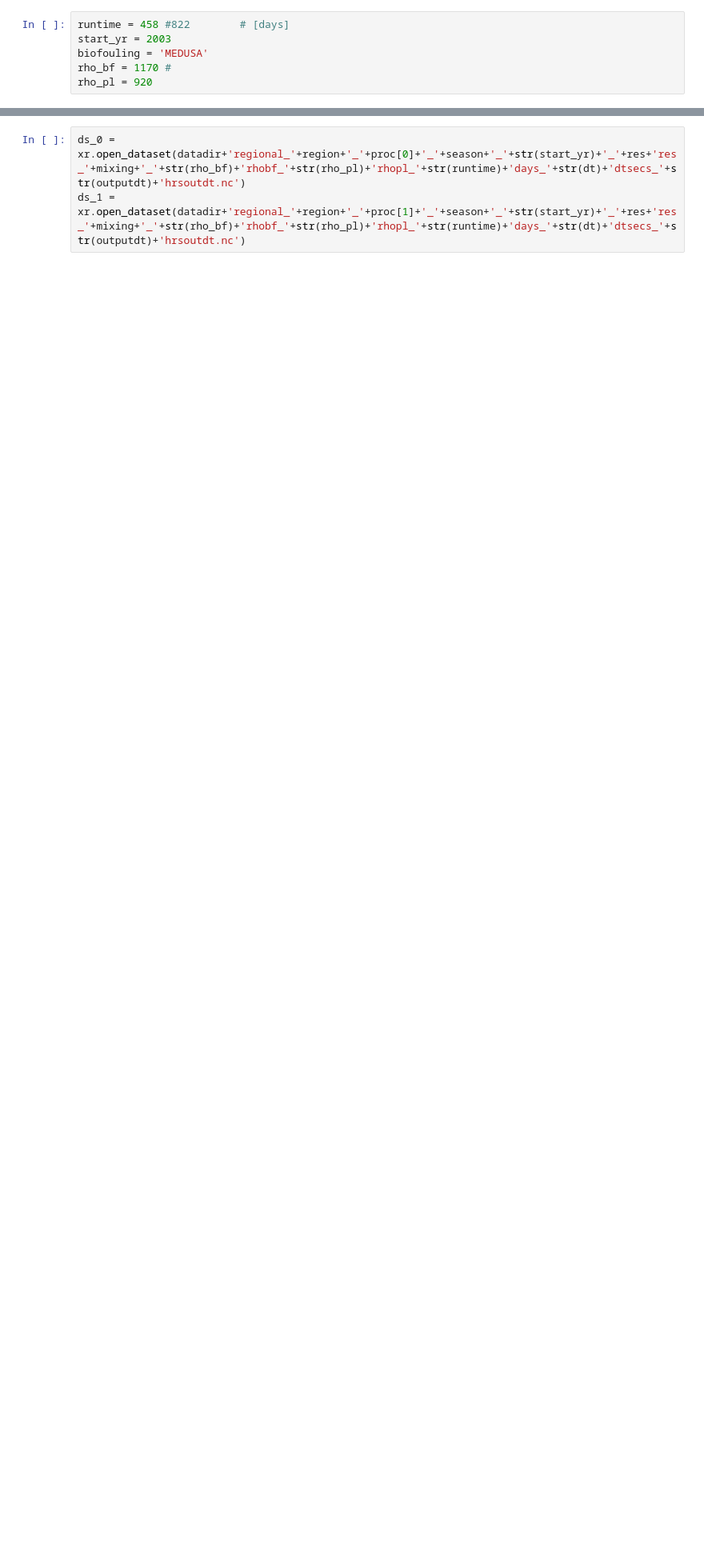
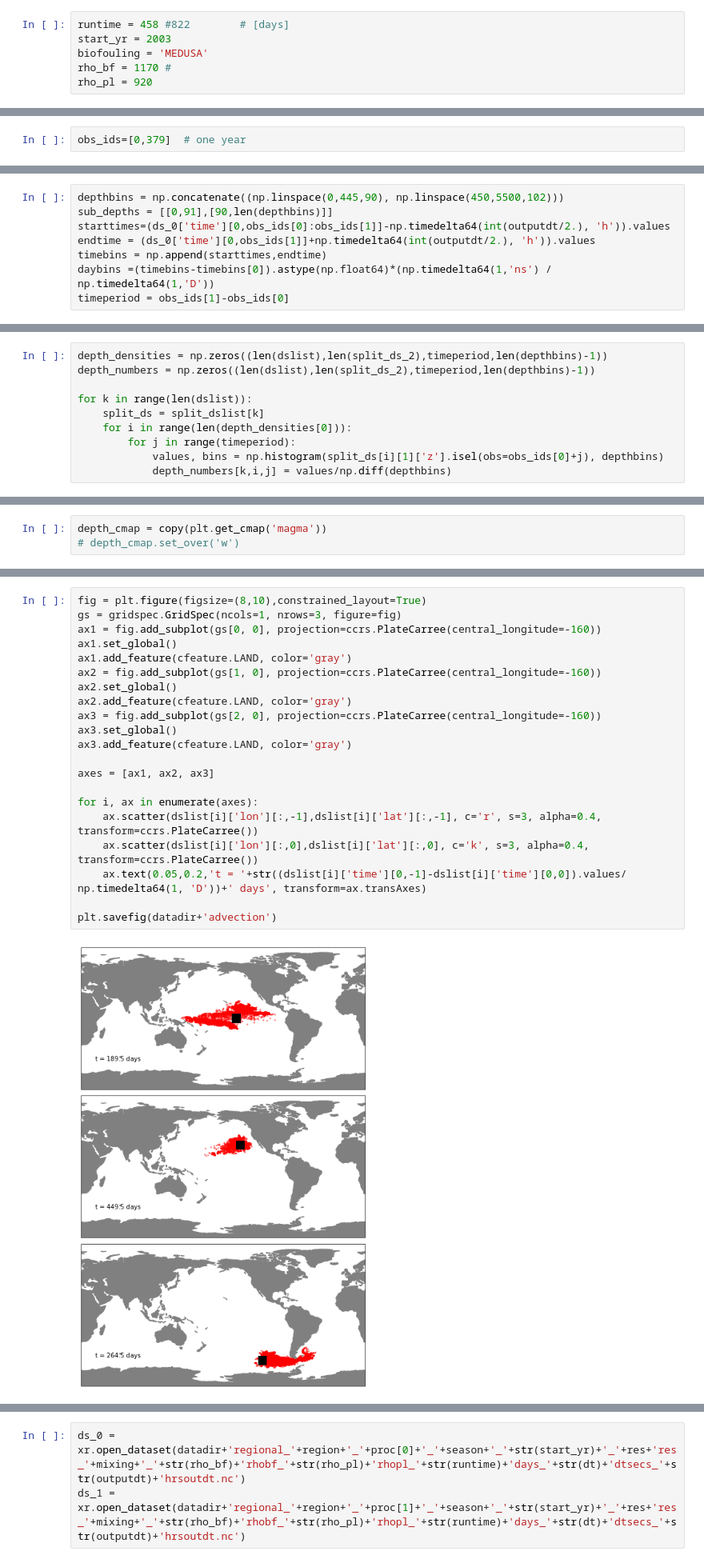
Before and after one commit to OceanParcels/biofouling_3dtransport_2, a Jupyter notebook: Analysis/3D-comp.ipynb, the cells around one changed output, grey strips where cells are left out. Shown at 80% size. Cells and saved outputs as stored; diff of their text form; blank space fills up the shorter version.

```diff
--- a/Analysis/3D-comp.ipynb
+++ b/Analysis/3D-comp.ipynb
@@ -26,0 +67,2 @@ rho_pl = 920
+# %%
+obs_ids=[0,379]  # one year
@@ -26,0 +76,8 @@ rho_pl = 920
+# %%
+depthbins = np.concatenate((np.linspace(0,445,90), np.linspace(450,5500,102)))
+sub_depths = [[0,91],[90,len(depthbins)]]
+starttimes=(ds_0['time'][0,obs_ids[0]:obs_ids[1]]-np.timedelta64(int(outputdt/2.), 'h')).values
+endtime = (ds_0['time'][0,obs_ids[1]]+np.timedelta64(int(outputdt/2.), 'h')).values
+timebins = np.append(starttimes,endtime)
+daybins =(timebins-timebins[0]).astype(np.float64)*(np.timedelta64(1,'ns') / np.timedelta64(1,'D'))
+timeperiod = obs_ids[1]-obs_ids[0]
@@ -26,0 +86,10 @@ rho_pl = 920
+# %%
+depth_densities = np.zeros((len(dslist),len(split_ds_2),timeperiod,len(depthbins)-1))
+depth_numbers = np.zeros((len(dslist),len(split_ds_2),timeperiod,len(depthbins)-1))
+
+for k in range(len(dslist)):
+    split_ds = split_dslist[k]
+    for i in range(len(depth_densities[0])):
+        for j in range(timeperiod):
+            values, bins = np.histogram(split_ds[i][1]['z'].isel(obs=obs_ids[0]+j), depthbins)
+            depth_numbers[k,i,j] = values/np.diff(depthbins)
@@ -26,0 +100,3 @@ rho_pl = 920
+# %%
+depth_cmap = copy(plt.get_cmap('magma'))
+# depth_cmap.set_over('w')
@@ -26,0 +186,23 @@ rho_pl = 920
+# %%
+fig = plt.figure(figsize=(8,10),constrained_layout=True)
+gs = gridspec.GridSpec(ncols=1, nrows=3, figure=fig)
+ax1 = fig.add_subplot(gs[0, 0], projection=ccrs.PlateCarree(central_longitude=-160))
+ax1.set_global()
+ax1.add_feature(cfeature.LAND, color='gray')
+ax2 = fig.add_subplot(gs[1, 0], projection=ccrs.PlateCarree(central_longitude=-160))
+ax2.set_global()
+ax2.add_feature(cfeature.LAND, color='gray')
+ax3 = fig.add_subplot(gs[2, 0], projection=ccrs.PlateCarree(central_longitude=-160))
+ax3.set_global()
+ax3.add_feature(cfeature.LAND, color='gray')
+
+axes = [ax1, ax2, ax3]
+
+for i, ax in enumerate(axes):
+    ax.scatter(dslist[i]['lon'][:,-1],dslist[i]['lat'][:,-1], c='r', s=3, alpha=0.4, transform=ccrs.PlateCarree())
+    ax.scatter(dslist[i]['lon'][:,0],dslist[i]['lat'][:,0], c='k', s=3, alpha=0.4, transform=ccrs.PlateCarree())
+    ax.text(0.05,0.2,'t = '+str((dslist[i]['time'][0,-1]-dslist[i]['time'][0,0]).values/ np.timedelta64(1, 'D'))+' days', transform=ax.transAxes)
+
+plt.savefig(datadir+'advection')
+# %% [output]
+[figure, added]
```
Also changed, not shown: parts of 18 cells of this notebook, 3 other files.
